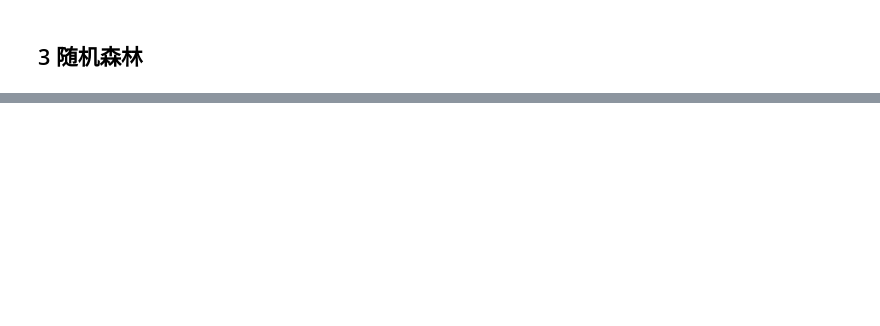
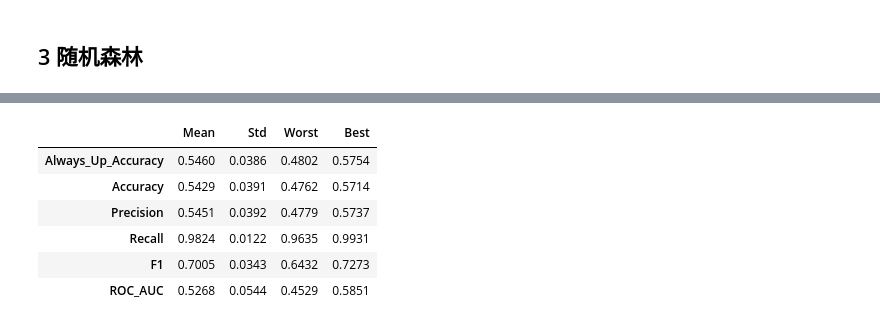
Before and after one commit to BolinYan38/spy-market-timing, a Jupyter notebook: notebooks/01-spy-analysis.ipynb, the cells around one changed output, grey strips where cells are left out. Cells and saved outputs as stored; diff of their text form; code cells hidden in the pictures; blank space fills up the shorter version.

```diff
--- a/notebooks/01-spy-analysis.ipynb
+++ b/notebooks/01-spy-analysis.ipynb
@@ -1026,0 +1333,43 @@ plt.show()
+# %%
+#逻辑回归在5步的平均表现
+classification_metrics = [
+    "Always_Up_Accuracy",
+    "Accuracy",
+    "Precision",
+    "Recall",
+    "F1",
+    "ROC_AUC"
+]
+
+
+logistic_metric_summary = (
+    logistic_fold_results[
+        classification_metrics
+    ]
+    .agg(["mean", "std", "min", "max"])
+    .T
+    .rename(columns={
+        "mean": "Mean",
+        "std": "Std",
+        "min": "Worst",
+        "max": "Best"
+    })
+)
+
+
+display(
+    logistic_metric_summary.style.format({
+        "Mean": "{:.4f}",
+        "Std": "{:.4f}",
+        "Worst": "{:.4f}",
+        "Best": "{:.4f}"
+    })
+)
+# %% [output]
+|  | Mean | Std | Worst | Best |
+| Always_Up_Accuracy | 0.5460 | 0.0386 | 0.4802 | 0.5754 |
+| Accuracy | 0.5429 | 0.0391 | 0.4762 | 0.5714 |
+| Precision | 0.5451 | 0.0392 | 0.4779 | 0.5737 |
+| Recall | 0.9824 | 0.0122 | 0.9635 | 0.9931 |
+| F1 | 0.7005 | 0.0343 | 0.6432 | 0.7273 |
+| ROC_AUC | 0.5268 | 0.0544 | 0.4529 | 0.5851 |
```
Also changed, not shown: parts of 30 cells of this notebook, 1 other file.
